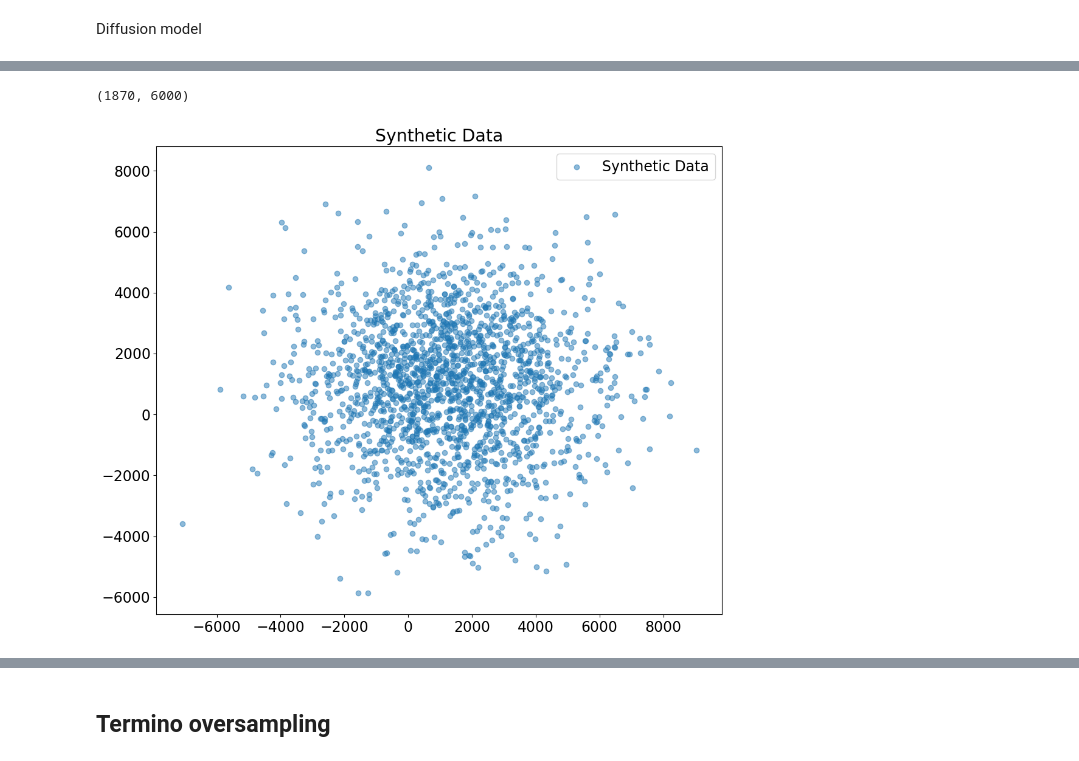
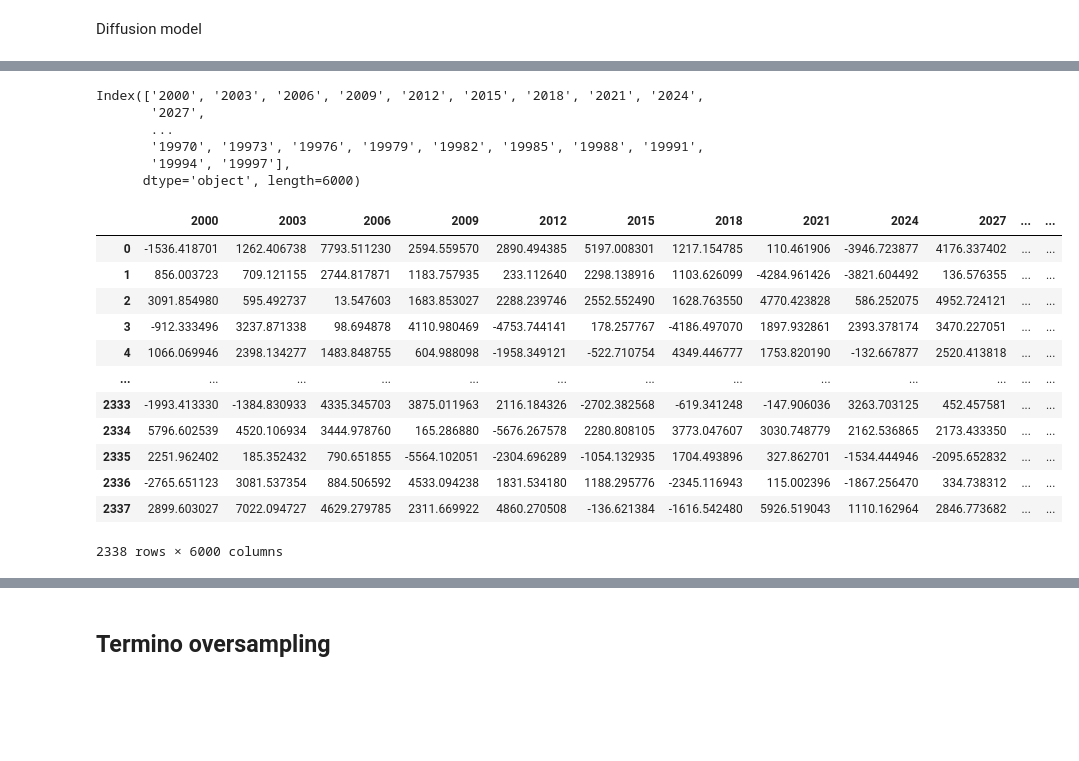
Before and after one commit to pablohernanpinto/tesis, a Jupyter notebook: DeepAMRConDifussionModel.ipynb, the cells around one changed output, grey strips where cells are left out. Cells and saved outputs as stored; diff of their text form; code cells hidden in the pictures; blank space fills up the shorter version.

Commit message:
se agrego difussion model funcional

```diff
--- a/DeepAMRConDifussionModel.ipynb
+++ b/DeepAMRConDifussionModel.ipynb
@@ -112,7 +105,7 @@ np.random.seed(42)
 # %%
 # Preprocesamiento
 scaler = StandardScaler()
-scaled_data = scaler.fit_transform(minority_class.values)
+scaled_data = scaler.fit_transform(minority_class)
 # %%
 # Modelo de Difusión
 class DiffusionModel(nn.Module):
@@ -187,5 +184,5 @@ def generate_synthetic_data(model, num_samples, input_dim):
 # %%
 
-synthetic_data = generate_synthetic_data(model, pd.Series(y_train).value_counts()[0]-pd.Series(y_train).value_counts()[1], input_dim)
+synthetic_data = generate_synthetic_data(model, s_aureus_oxacillin[s_aureus_oxacillin['Oxacillin'] == 0].shape[0]-s_aureus_oxacillin[s_aureus_oxacillin['Oxacillin'] == 1].shape[0], input_dim)
 synthetic_data_rescaled = scaler.inverse_transform(synthetic_data)
 # %%
@@ -235,13 +201,11 @@ y_train_balanced = np.concatenate((y_train, array_ones))
-# %%
-synthetic_data_rescaled.shape
-# %% [output]
-(1870, 6000)
-# %%
-# Visualización
-#plt.scatter(minority_class['feature1'], minority_class['feature2'], alpha=0.5, label='Original Data')
-plt.scatter(synthetic_data_rescaled[:, 0], synthetic_data_rescaled[:, 1], alpha=0.5, label='Synthetic Data')
-plt.legend()
-plt.title('Synthetic Data')
-plt.show()
-# %% [output]
-[figure, removed]
+# %%
+nombres_columnas = minority_class.columns
+# %%
+nombres_columnas
+# %% [output]
+Index(['2000', '2003', '2006', '2009', '2012', '2015', '2018', '2021', '2024',
+       '2027',
+       ...
+       '19970', '19973', '19976', '19979', '19982', '19985', '19988', '19991',
+       '19994', '19997'],
+      dtype='object', length=6000)
@@ -247,0 +214,16 @@ plt.show()
+# %%
+synthetic_data_df
+# %% [output]
+|  | 2000 | 2003 | 2006 | 2009 | 2012 | 2015 | 2018 | 2021 | 2024 | 2027 | ... | ... |
+| 0 | -1536.418701 | 1262.406738 | 7793.511230 | 2594.559570 | 2890.494385 | 5197.008301 | 1217.154785 | 110.461906 | -3946.723877 | 4176.337402 | ... | ... |
+| 1 | 856.003723 | 709.121155 | 2744.817871 | 1183.757935 | 233.112640 | 2298.138916 | 1103.626099 | -4284.961426 | -3821.604492 | 136.576355 | ... | ... |
+| 2 | 3091.854980 | 595.492737 | 13.547603 | 1683.853027 | 2288.239746 | 2552.552490 | 1628.763550 | 4770.423828 | 586.252075 | 4952.724121 | ... | ... |
+| 3 | -912.333496 | 3237.871338 | 98.694878 | 4110.980469 | -4753.744141 | 178.257767 | -4186.497070 | 1897.932861 | 2393.378174 | 3470.227051 | ... | ... |
+| 4 | 1066.069946 | 2398.134277 | 1483.848755 | 604.988098 | -1958.349121 | -522.710754 | 4349.446777 | 1753.820190 | -132.667877 | 2520.413818 | ... | ... |
+| ... | ... | ... | ... | ... | ... | ... | ... | ... | ... | ... | ... | ... |
+| 2333 | -1993.413330 | -1384.830933 | 4335.345703 | 3875.011963 | 2116.184326 | -2702.382568 | -619.341248 | -147.906036 | 3263.703125 | 452.457581 | ... | ... |
+| 2334 | 5796.602539 | 4520.106934 | 3444.978760 | 165.286880 | -5676.267578 | 2280.808105 | 3773.047607 | 3030.748779 | 2162.536865 | 2173.433350 | ... | ... |
+| 2335 | 2251.962402 | 185.352432 | 790.651855 | -5564.102051 | -2304.696289 | -1054.132935 | 1704.493896 | 327.862701 | -1534.444946 | -2095.652832 | ... | ... |
+| 2336 | -2765.651123 | 3081.537354 | 884.506592 | 4533.094238 | 1831.534180 | 1188.295776 | -2345.116943 | 115.002396 | -1867.256470 | 334.738312 | ... | ... |
+| 2337 | 2899.603027 | 7022.094727 | 4629.279785 | 2311.669922 | 4860.270508 | -136.621384 | -1616.542480 | 5926.519043 | 1110.162964 | 2846.773682 | ... | ... |
+2338 rows × 6000 columns
```
Also changed, not shown: parts of 25 cells of this notebook, 2 other files.
